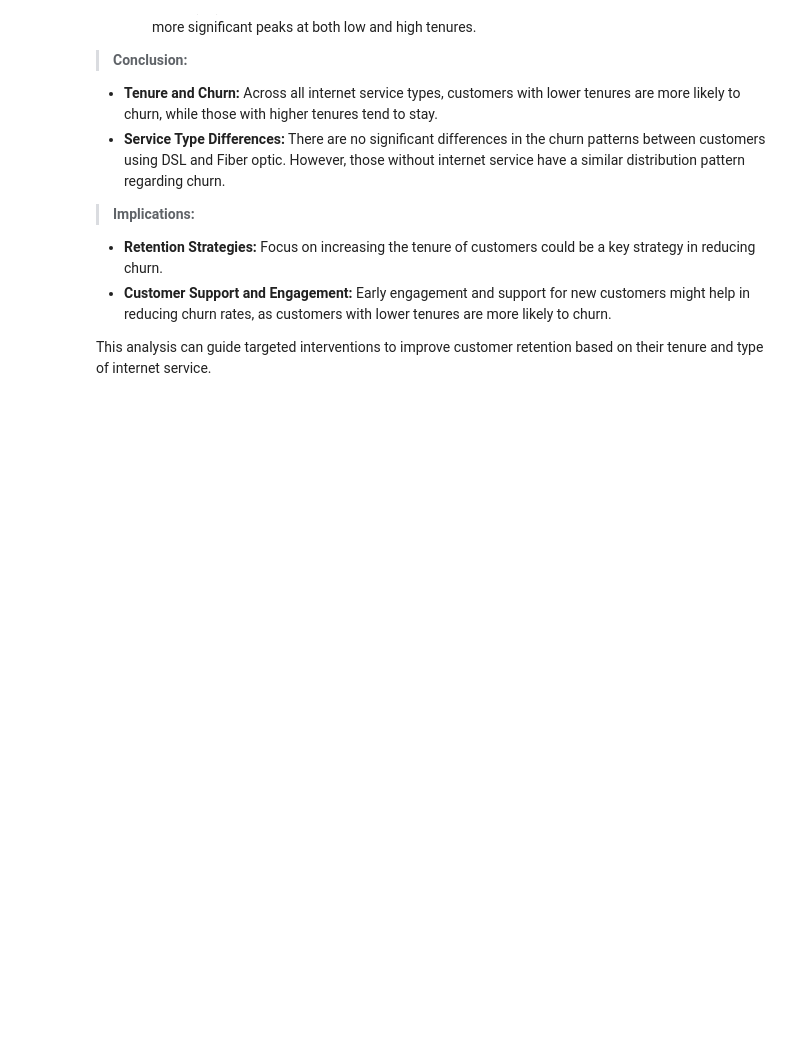
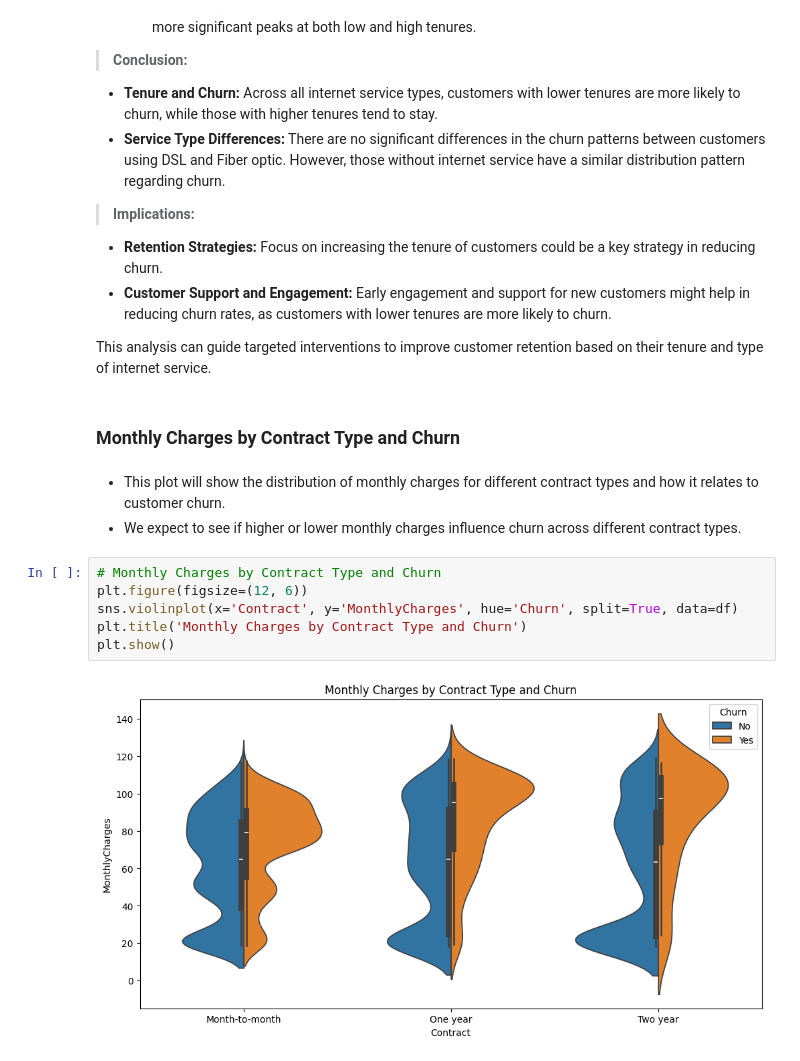
Before and after one commit to Tejeswar001/BootCamp-Jun-2024, a Jupyter notebook: Analysis/Customer_churn_analysis_PROJECT_2.ipynb, the cells around one changed output. Drawn from its saved outputs; the diff is of its cells as text; blank space fills up the shorter version.

```diff
--- a/Analysis/Customer_churn_analysis_PROJECT_2.ipynb
+++ b/Analysis/Customer_churn_analysis_PROJECT_2.ipynb
@@ -686,3 +686,16 @@ The violin plot shows the distribution of the tenure of customers based on their
 - **Customer Support and Engagement:** Early engagement and support for new customers might help in reducing churn rates, as customers with lower tenures are more likely to churn.
 
 This analysis can guide targeted interventions to improve customer retention based on their tenure and type of internet service.
+# %% [markdown]
+### Monthly Charges by Contract Type and Churn
+# %% [markdown]
+- This plot will show the distribution of monthly charges for different contract types and how it relates to customer churn.
+- We expect to see if higher or lower monthly charges influence churn across different contract types.
+# %%
+# Monthly Charges by Contract Type and Churn
+plt.figure(figsize=(12, 6))
+sns.violinplot(x='Contract', y='MonthlyCharges', hue='Churn', split=True, data=df)
+plt.title('Monthly Charges by Contract Type and Churn')
+plt.show()
+# %% [output]
+[figure, added]
```
Also changed, not shown: parts of 8 cells of this notebook.
